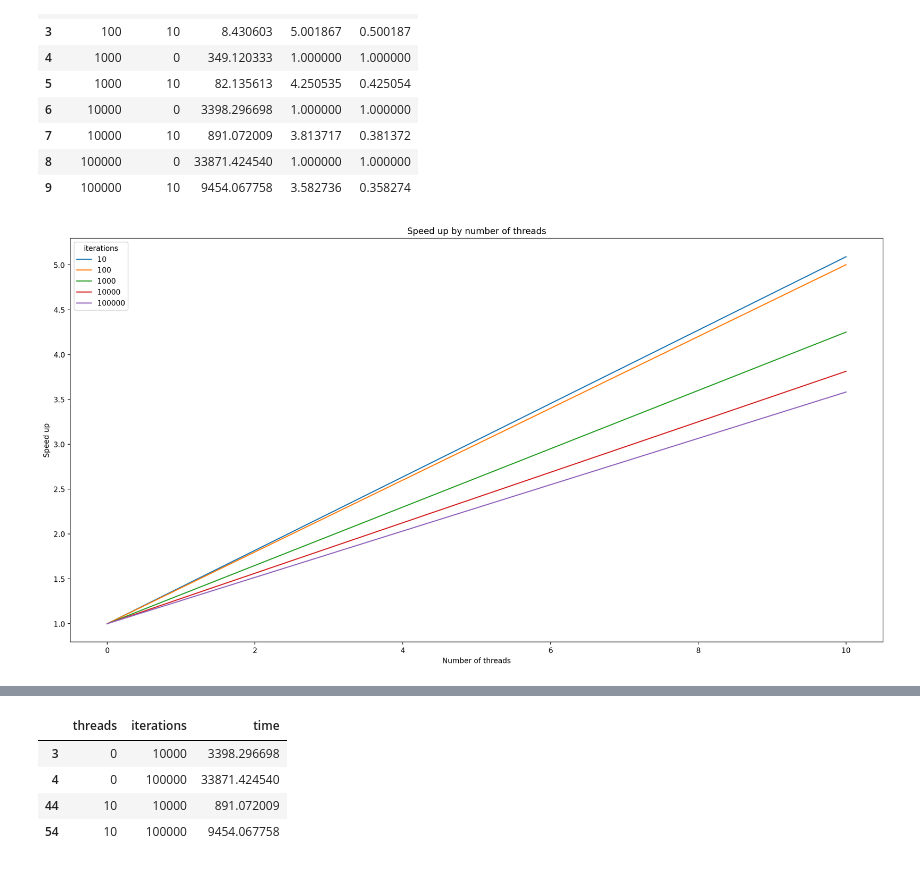
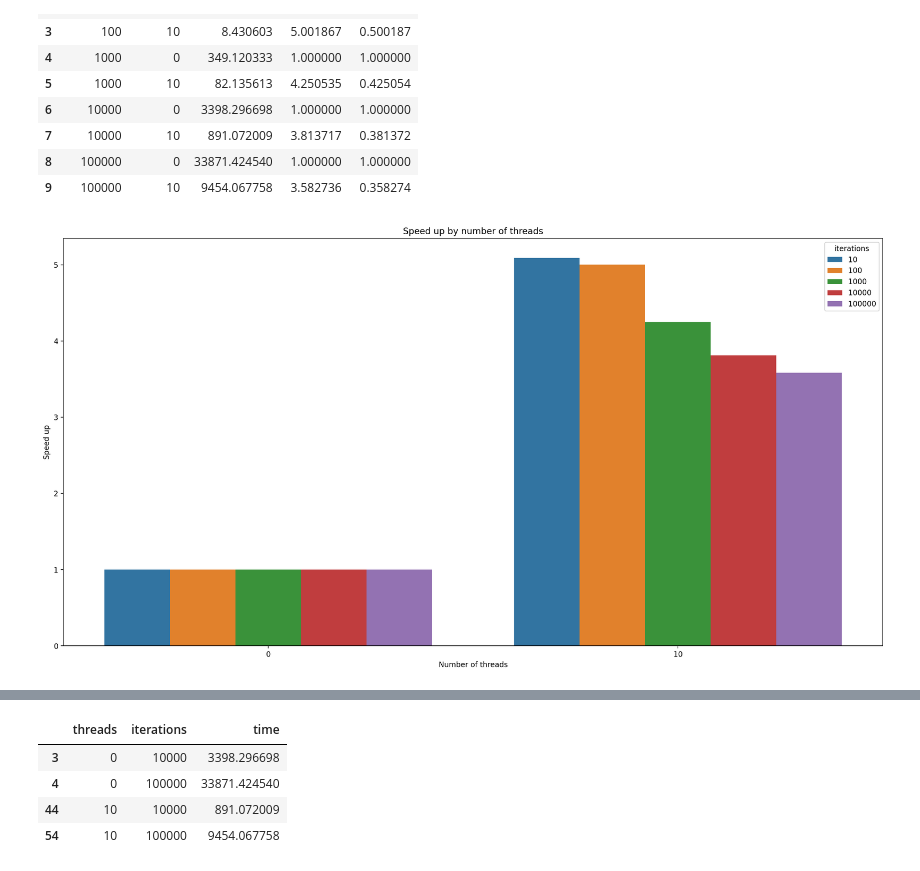
Before and after one commit to AlmirNeeto99/mandelbrot-opencl, a Jupyter notebook: analysis/analysis.ipynb, the cells around one changed output, grey strips where cells are left out. Saved outputs shown, nothing was run; the diff lists cells and outputs as text; code cells hidden in the pictures.

```diff
--- a/analysis/analysis.ipynb
+++ b/analysis/analysis.ipynb
@@ -62,18 +62,18 @@ grouped_by_iterations
 | 9 | 100000 | 10 | 9454.067758 | 3.582736 | 0.358274 |
 # %%
 plt.figure(figsize=(20, 10), dpi=200)
-chart = sns.lineplot(
+chart = sns.barplot(
     grouped_by_iterations,
     x="threads",
     y="speed_up",
     hue="iterations",
     palette="tab10",
 )
 chart.set_ylabel("Speed up")
 chart.set_xlabel("Number of threads")
 chart.set_title("Speed up by number of threads")
 plt.savefig("charts/serial_mp_speed_up.png", bbox_inches="tight")
 # %% [output]
-[figure, old version]
+[figure, new version]
 # %%
 plt.figure(figsize=(20, 10), dpi=200)
```
Also changed, not shown: parts of 5 cells of this notebook.
